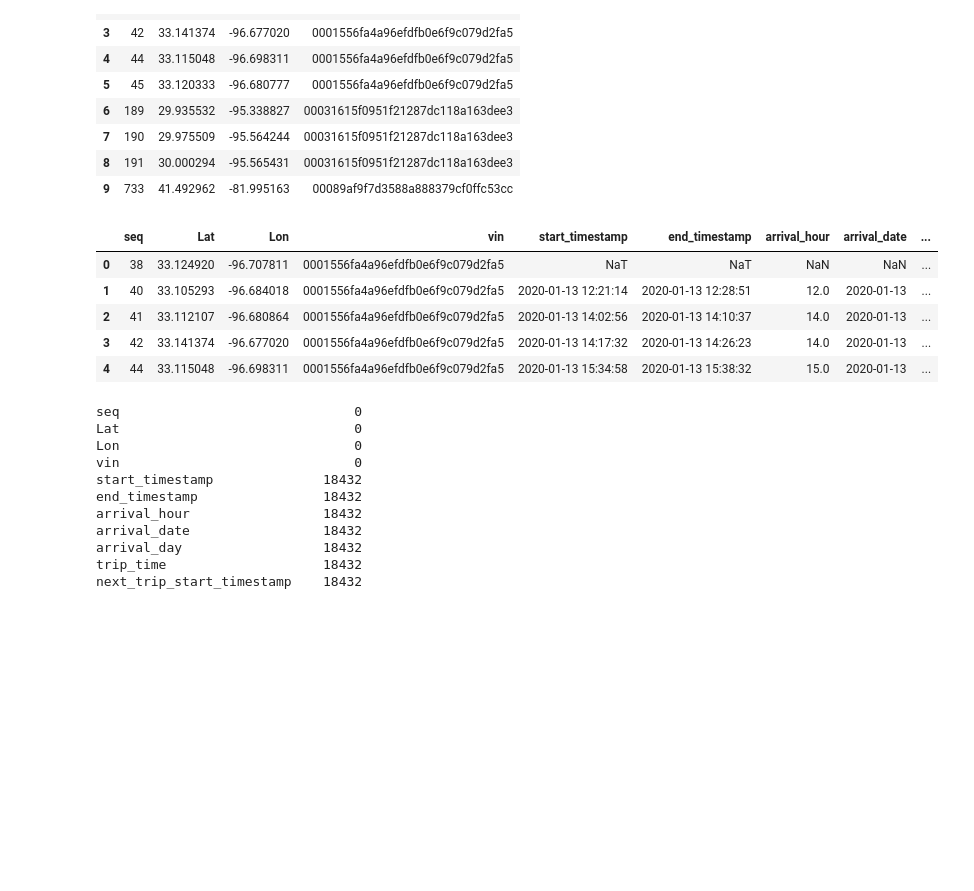
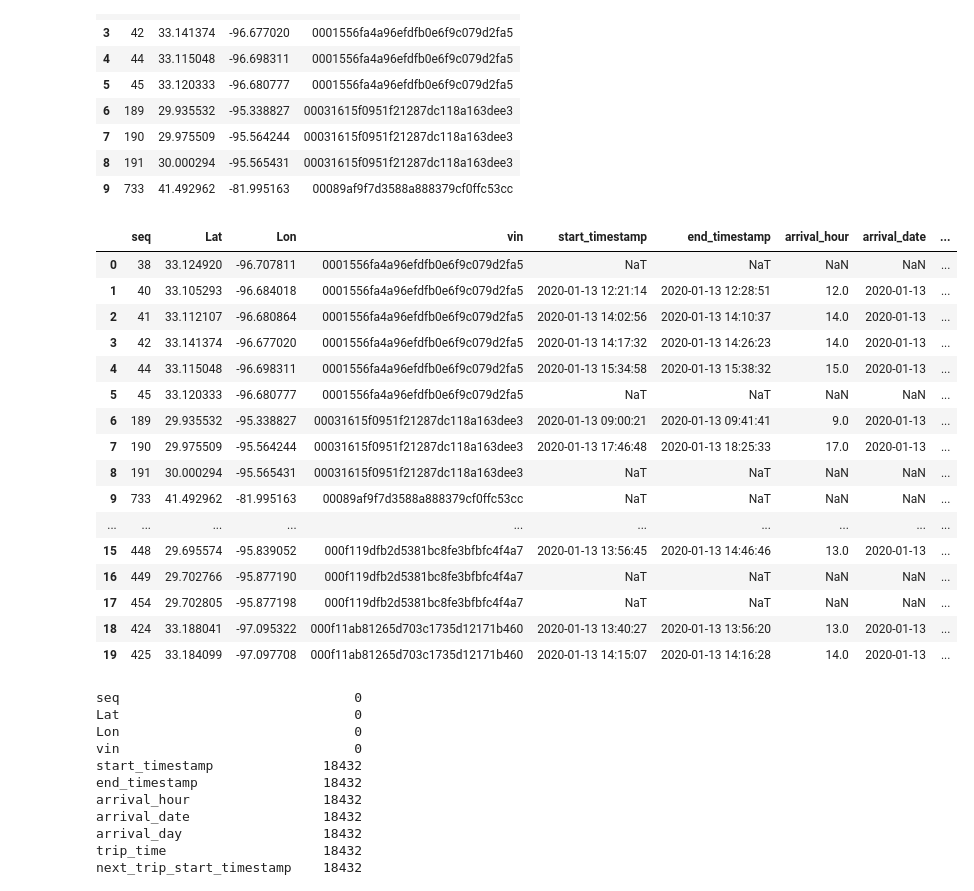
Before and after one commit to yusuf-jkhan1/POPE_VCST, a Jupyter notebook: koto/cluster/density_scan_dev.ipynb, the cells around one changed output. Saved outputs shown, nothing was run; the diff lists cells and outputs as text; code cells hidden in the pictures; blank space fills up the shorter version.

```diff
--- a/koto/cluster/density_scan_dev.ipynb
+++ b/koto/cluster/density_scan_dev.ipynb
@@ -103,14 +103,25 @@ dest_df.head(10)
 # %%
 full_df = dest_df.merge(df3.reset_index(drop=True),on=['vin','seq'], how='left')
 # %%
-full_df.head()
+full_df.head(20)
 # %% [output]
 |  | seq | Lat | Lon | vin | start_timestamp | end_timestamp | arrival_hour | arrival_date | ... |
 | 0 | 38 | 33.124920 | -96.707811 | 0001556fa4a96efdfb0e6f9c079d2fa5 | NaT | NaT | NaN | NaN | ... |
 | 1 | 40 | 33.105293 | -96.684018 | 0001556fa4a96efdfb0e6f9c079d2fa5 | 2020-01-13 12:21:14 | 2020-01-13 12:28:51 | 12.0 | 2020-01-13 | ... |
 | 2 | 41 | 33.112107 | -96.680864 | 0001556fa4a96efdfb0e6f9c079d2fa5 | 2020-01-13 14:02:56 | 2020-01-13 14:10:37 | 14.0 | 2020-01-13 | ... |
 | 3 | 42 | 33.141374 | -96.677020 | 0001556fa4a96efdfb0e6f9c079d2fa5 | 2020-01-13 14:17:32 | 2020-01-13 14:26:23 | 14.0 | 2020-01-13 | ... |
 | 4 | 44 | 33.115048 | -96.698311 | 0001556fa4a96efdfb0e6f9c079d2fa5 | 2020-01-13 15:34:58 | 2020-01-13 15:38:32 | 15.0 | 2020-01-13 | ... |
+| 5 | 45 | 33.120333 | -96.680777 | 0001556fa4a96efdfb0e6f9c079d2fa5 | NaT | NaT | NaN | NaN | ... |
+| 6 | 189 | 29.935532 | -95.338827 | 00031615f0951f21287dc118a163dee3 | 2020-01-13 09:00:21 | 2020-01-13 09:41:41 | 9.0 | 2020-01-13 | ... |
+| 7 | 190 | 29.975509 | -95.564244 | 00031615f0951f21287dc118a163dee3 | 2020-01-13 17:46:48 | 2020-01-13 18:25:33 | 17.0 | 2020-01-13 | ... |
+| 8 | 191 | 30.000294 | -95.565431 | 00031615f0951f21287dc118a163dee3 | NaT | NaT | NaN | NaN | ... |
+| 9 | 733 | 41.492962 | -81.995163 | 00089af9f7d3588a888379cf0ffc53cc | NaT | NaT | NaN | NaN | ... |
+| ... | ... | ... | ... | ... | ... | ... | ... | ... | ... |
+| 15 | 448 | 29.695574 | -95.839052 | 000f119dfb2d5381bc8fe3bfbfc4f4a7 | 2020-01-13 13:56:45 | 2020-01-13 14:46:46 | 13.0 | 2020-01-13 | ... |
+| 16 | 449 | 29.702766 | -95.877190 | 000f119dfb2d5381bc8fe3bfbfc4f4a7 | NaT | NaT | NaN | NaN | ... |
+| 17 | 454 | 29.702805 | -95.877198 | 000f119dfb2d5381bc8fe3bfbfc4f4a7 | NaT | NaT | NaN | NaN | ... |
+| 18 | 424 | 33.188041 | -97.095322 | 000f11ab81265d703c1735d12171b460 | 2020-01-13 13:40:27 | 2020-01-13 13:56:20 | 13.0 | 2020-01-13 | ... |
+| 19 | 425 | 33.184099 | -97.097708 | 000f11ab81265d703c1735d12171b460 | 2020-01-13 14:15:07 | 2020-01-13 14:16:28 | 14.0 | 2020-01-13 | ... |
 # %%
 full_df.isna().sum()
 # %% [output]
```
Also changed, not shown: parts of 11 cells of this notebook, 2 other files.
